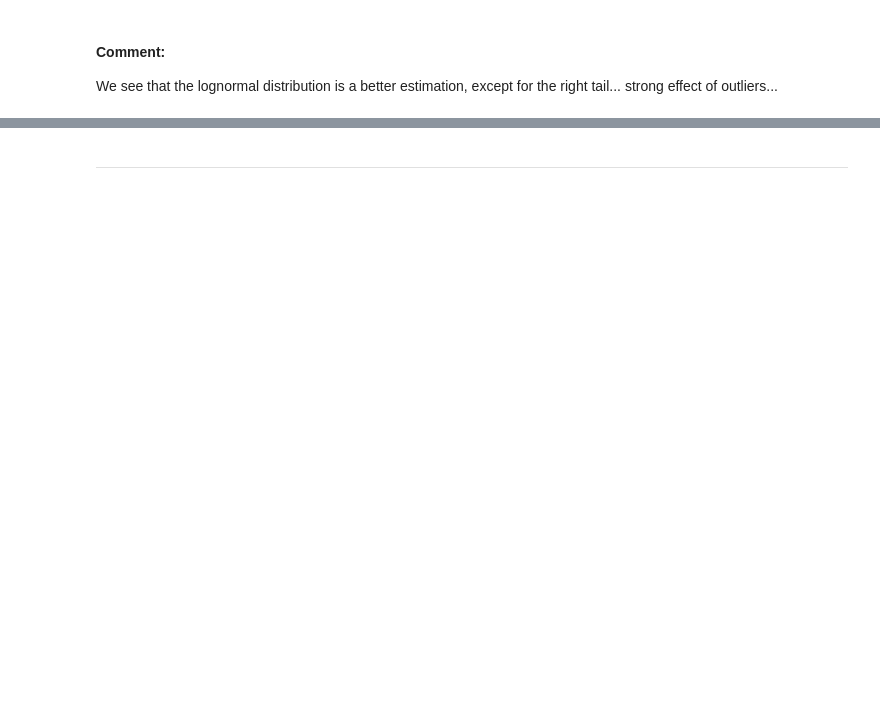
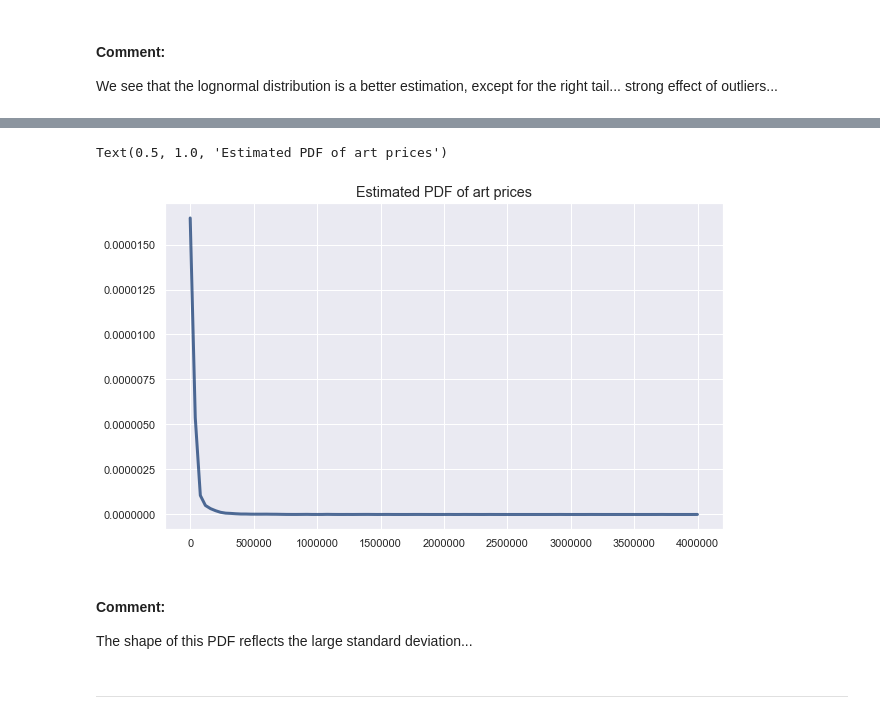
Before and after one commit to dcaohuu18/saffronart_stats_analysis, a Jupyter notebook: distributions.ipynb, the cells around one changed output, grey strips where cells are left out. Cells and saved outputs as stored; diff of their text form; code cells hidden in the pictures; blank space fills up the shorter version.

```diff
--- a/distributions.ipynb
+++ b/distributions.ipynb
@@ -265,3 +263,18 @@ plt.legend()
+# %%
+# Estimated PDF using KDE:
+
+price_pdf = thinkstats2.EstimatedPdf(saffronart_df.winning_bid.dropna())
+
+plt.figure(figsize = (10, 6))
+thinkplot.Pdf(sample_pdf, label='sample KDE')
+plt.title('Estimated PDF of art prices', fontsize ='x-large')
+# %% [output]
+Text(0.5, 1.0, 'Estimated PDF of art prices')
+[figure, added]
+# %% [markdown]
+#### Comment:
+
+The shape of this PDF reflects the large standard deviation...
 # %% [markdown]
 ***
 # %%
```
Also changed, not shown: parts of 13 cells of this notebook.
